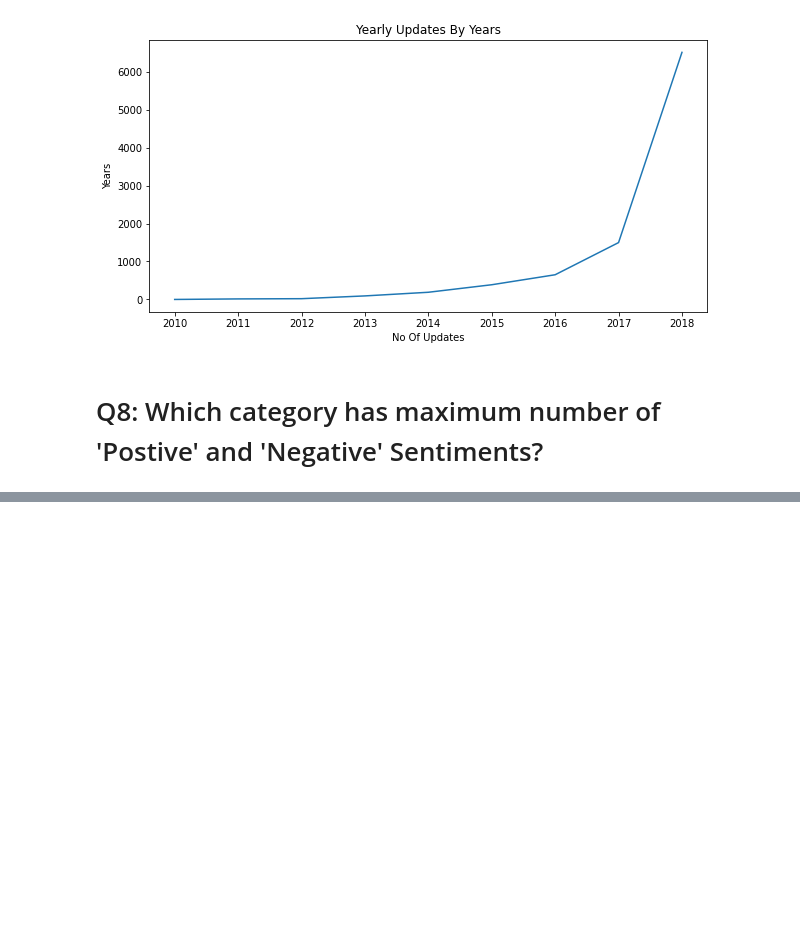
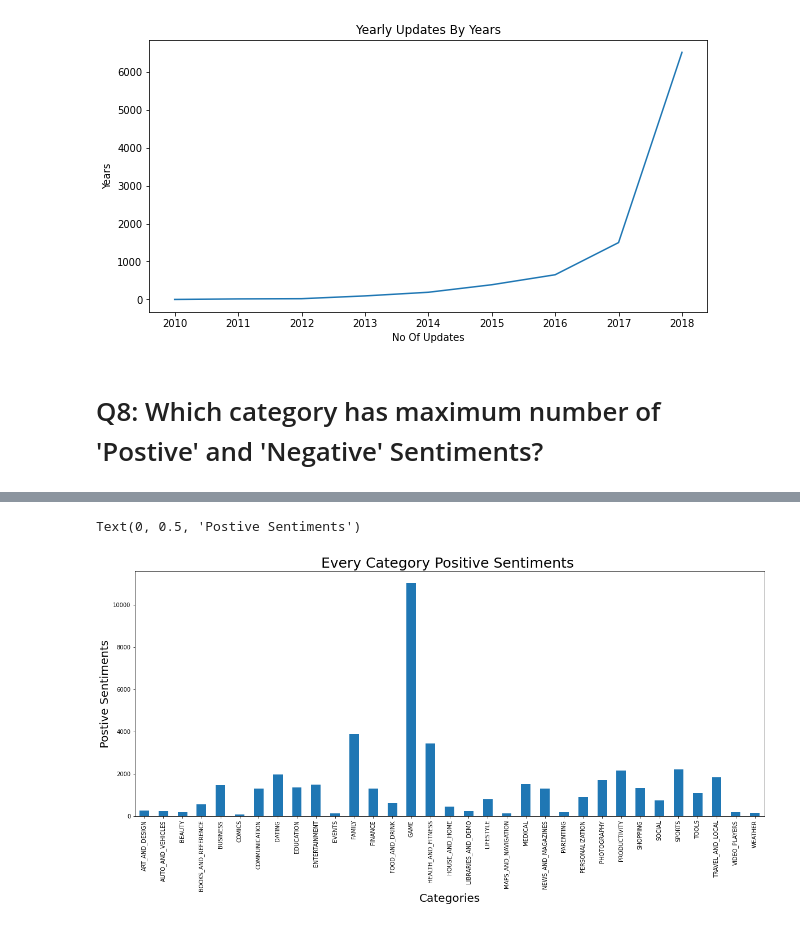
Before and after one commit to Vashu-Garg/Capstone-Project---Play-Store-App-Data-Analysis, a Jupyter notebook: Capstone_Play_Store_App_Review_Analysis_(Individual).ipynb, the cells around one changed output, grey strips where cells are left out. Saved outputs shown, nothing was run; the diff lists cells and outputs as text; code cells hidden in the pictures; blank space fills up the shorter version.

```diff
--- a/Capstone_Play_Store_App_Review_Analysis_(Individual).ipynb
+++ b/Capstone_Play_Store_App_Review_Analysis_(Individual).ipynb
@@ -495,3 +493,5 @@ Text(0.5, 0, 'No Of Updates')
 # %%
 playstore_df = playstore_data[['App','Category']]
 user_review_df = user_review_data[['App','Sentiment']]
+merged_RJ_df = pd.merge(playstore_df, user_review_df, how='right',left_on=['App'],right_on='App')
+merged_RJ_df
@@ -497,0 +533,13 @@ user_review_df = user_review_data[['App','Sentiment']]
+# %%
+#To draw a plot for above mention data we have to provide a fig size
+Category_Positive_Sentiment_Bar = merged_RJ_df[merged_RJ_df['Sentiment'] == 'Positive'].groupby('Category')['Sentiment'].count().plot.bar(figsize = (20,8),fontsize = 10)
+
+# Set the title
+Category_Positive_Sentiment_Bar.set_title("Every Category Positive Sentiments ", fontsize = 25)
+
+# Set x and y-labels
+Category_Positive_Sentiment_Bar.set_xlabel("Categories", fontsize = 20)
+Category_Positive_Sentiment_Bar.set_ylabel("Postive Sentiments", fontsize = 20)
+# %% [output]
+Text(0, 0.5, 'Postive Sentiments')
+[figure, added]
```
Also changed, not shown: parts of 9 cells of this notebook.
